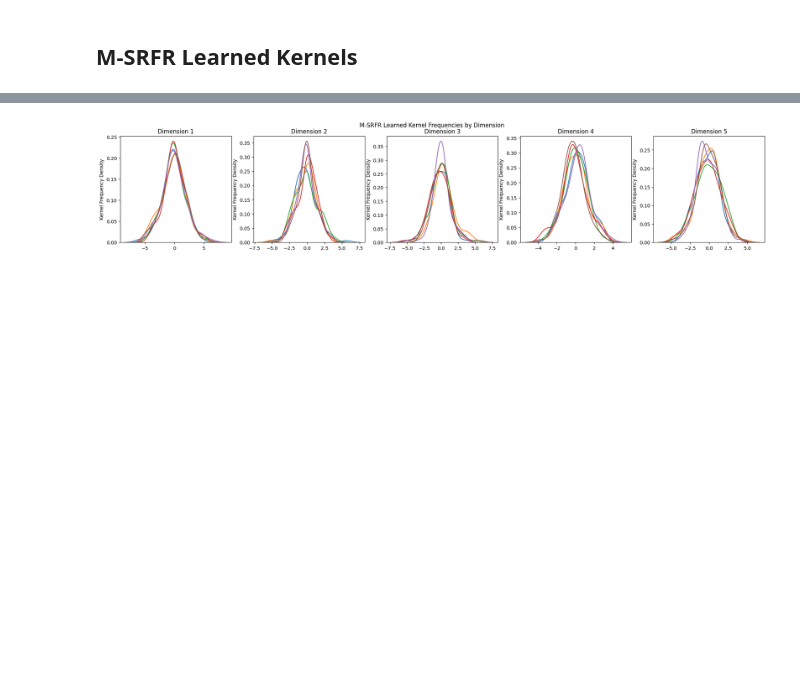
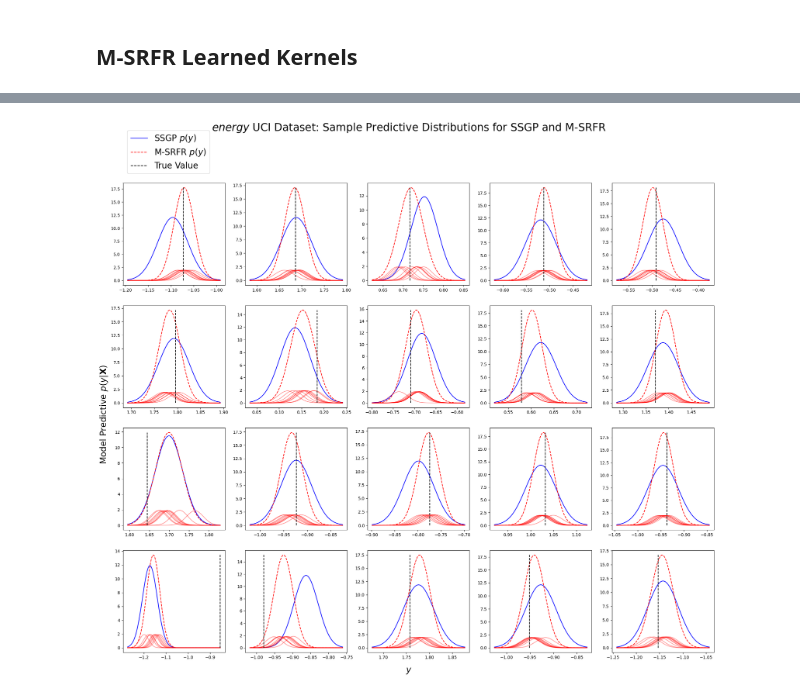
Before and after one commit to houstonwarren/m-srfr, a Jupyter notebook: experiments/energy/energy.ipynb, the cells around one changed output, grey strips where cells are left out. Saved outputs shown, nothing was run; the diff lists cells and outputs as text; code cells hidden in the pictures; blank space fills up the shorter version.

```diff
--- a/experiments/energy/energy.ipynb
+++ b/experiments/energy/energy.ipynb
@@ -539,11 +541,11 @@ kernel_plot = plot_kernel_mixture(
 # %%
 plot_key = jax.random.PRNGKey(2024)
 plot_bounds = jnp.array([y.min(), y.max()])
 pred_plot = plot_mixture_preds(
     single_dist, mixture_dist, y_test, n=20,
-    key=plot_key, standardize=False, bounds=plot_bounds,
+    key=plot_key, standardize=False, #bounds=plot_bounds,
     title="$\\it{energy}$ UCI Dataset: Sample Predictive Distributions for SSGP and M-SRFR"
 )
-# pred_plot.savefig("airfoil_preds.pdf", bbox_inches="tight", dpi=300, format="pdf")
+pred_plot.savefig("../figures/energy_preds.pdf", bbox_inches="tight", dpi=300, format="pdf")
 # %% [output]
-[figure, old version]
+[figure, new version]
```
Also changed, not shown: parts of 1 cell of this notebook, 18 other files.
